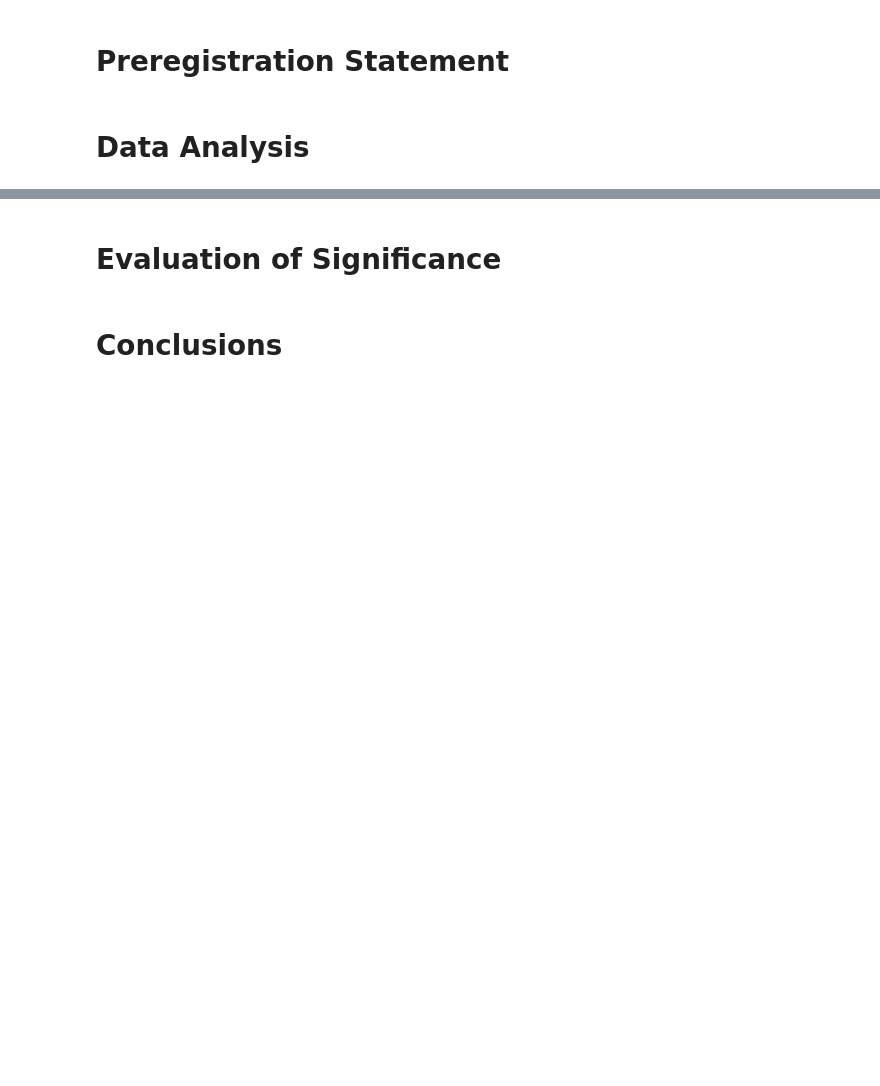
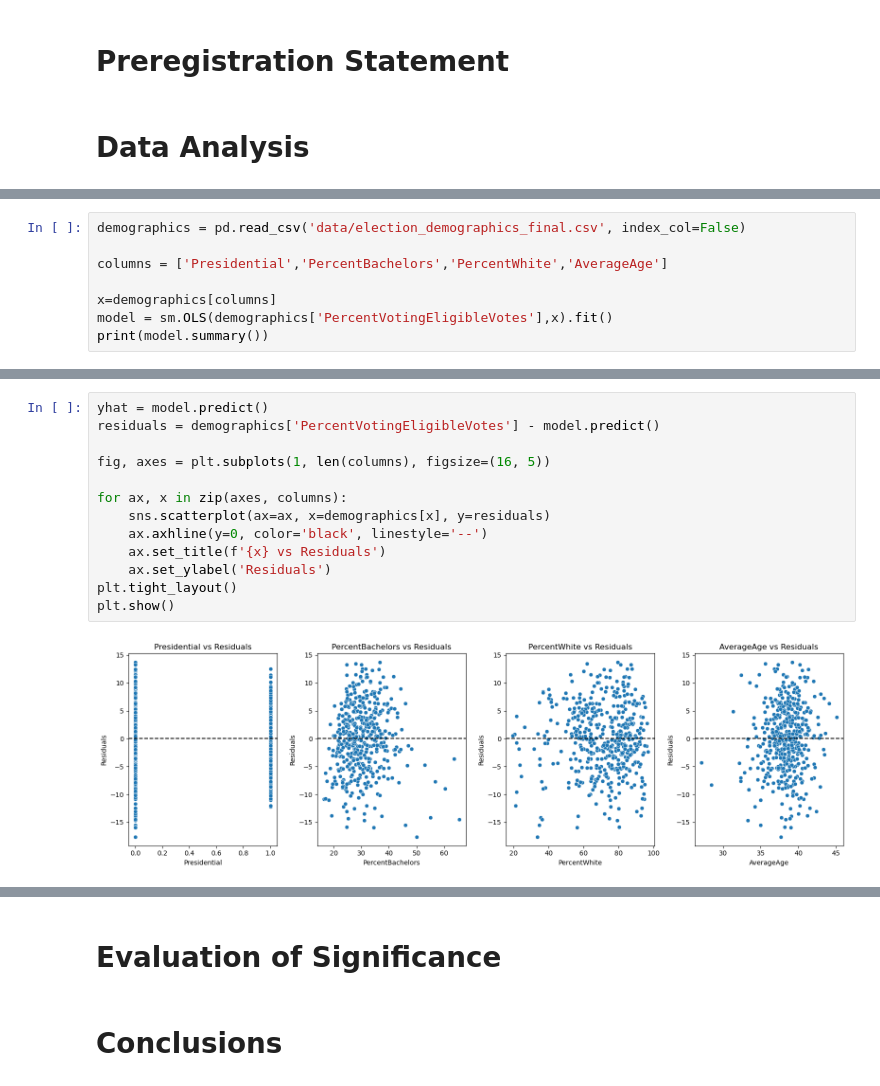
Before and after one commit to nikhilc52/info2950, a Jupyter notebook: ElectionDemographicsPhaseIV.ipynb, the cells around one changed output, grey strips where cells are left out. Saved outputs shown, nothing was run; the diff lists cells and outputs as text; blank space fills up the shorter version.

Commit message:
added data analysis phase IV

```diff
--- a/ElectionDemographicsPhaseIV.ipynb
+++ b/ElectionDemographicsPhaseIV.ipynb
@@ -71,0 +33,8 @@ Text(0, 0.5, 'Residual')
+# %%
+demographics = pd.read_csv('data/election_demographics_final.csv', index_col=False)
+
+columns = ['Presidential','PercentBachelors','PercentWhite','AverageAge']
+
+x=demographics[columns]
+model = sm.OLS(demographics['PercentVotingEligibleVotes'],x).fit()
+print(model.summary())
@@ -71,0 +59,15 @@ Text(0, 0.5, 'Residual')
+# %%
+yhat = model.predict()
+residuals = demographics['PercentVotingEligibleVotes'] - model.predict()
+
+fig, axes = plt.subplots(1, len(columns), figsize=(16, 5))
+
+for ax, x in zip(axes, columns):
+    sns.scatterplot(ax=ax, x=demographics[x], y=residuals)
+    ax.axhline(y=0, color='black', linestyle='--')
+    ax.set_title(f'{x} vs Residuals')
+    ax.set_ylabel('Residuals')
+plt.tight_layout()
+plt.show()
+# %% [output]
+[figure, added]
```
Also changed, not shown: parts of 13 cells of this notebook, 5 other files.
